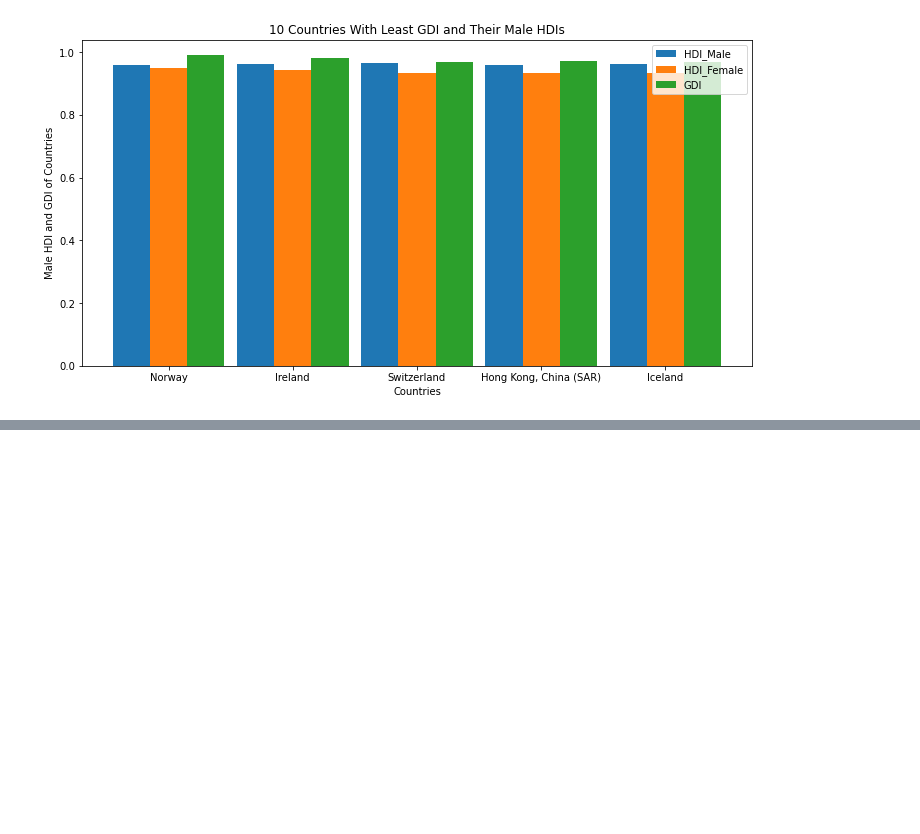
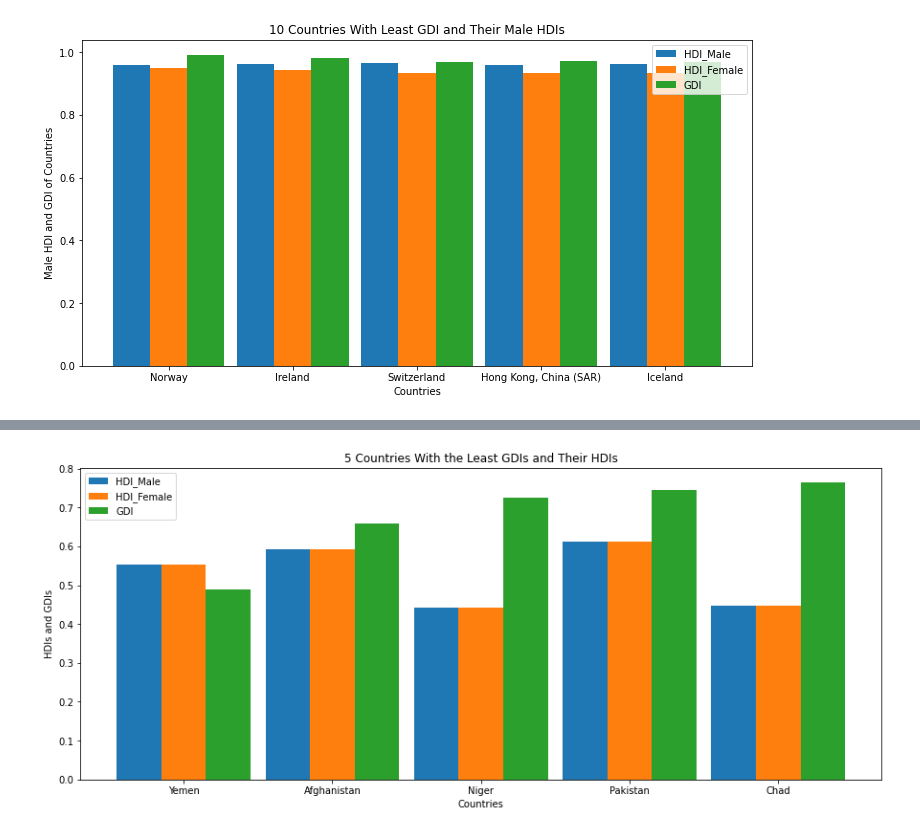
Before and after one commit to Ernestoffor/gender_development_index, a Jupyter notebook: gdi.ipynb, the cells around one changed output, grey strips where cells are left out. Saved outputs shown, nothing was run; the diff lists cells and outputs as text; code cells hidden in the pictures; blank space fills up the shorter version.

```diff
--- a/gdi.ipynb
+++ b/gdi.ipynb
@@ -321,0 +301,4 @@ plot_hdi_gdi(df,num=5 , top=2)
+# %%
+plot_hdi_gdi(df,top=0,num = 5)
+# %% [output]
+[figure, added]
```
Also changed, not shown: parts of 19 cells of this notebook, 6 other files.
